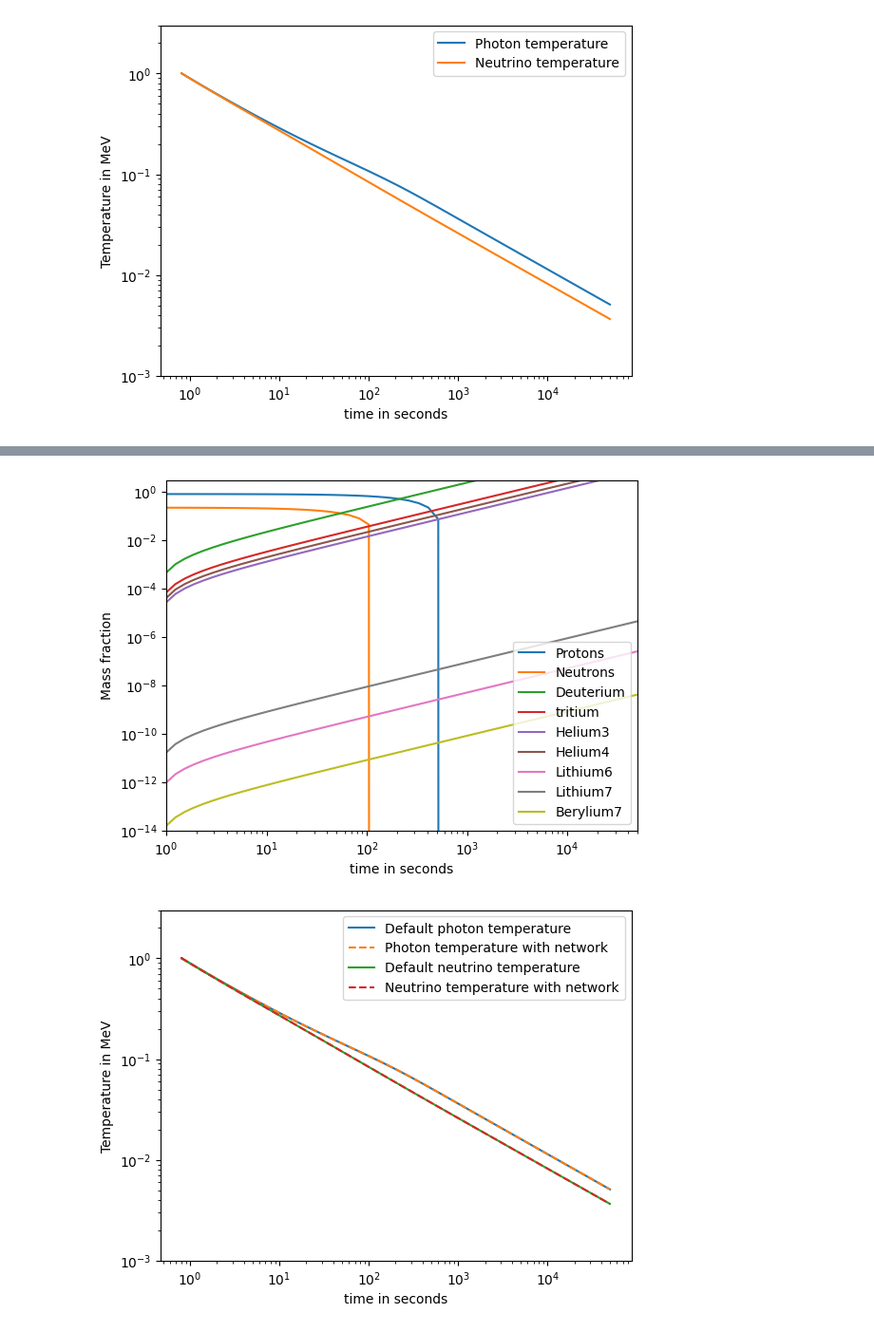
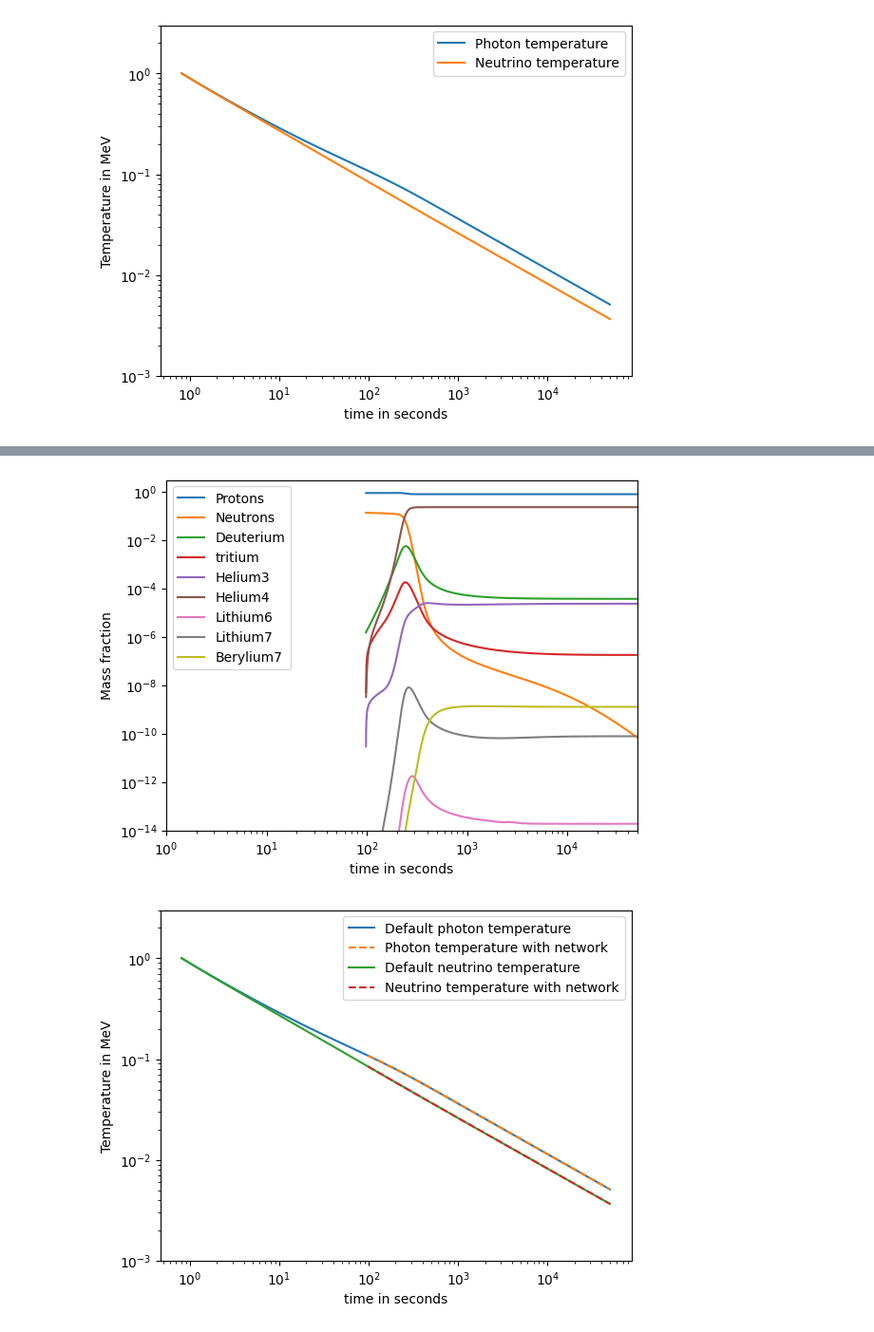
Before and after one commit to hansbdein/Speciale, a Jupyter notebook: bbn_pynucastro.ipynb, the cells around one changed output, grey strips where cells are left out. Shown at 95% size. Drawn from its saved outputs; the diff is of its cells as text; code cells hidden in the pictures.

```diff
--- a/bbn_pynucastro.ipynb
+++ b/bbn_pynucastro.ipynb
@@ -556,22 +585,34 @@ n_bparams=3
         #  0   1   2    3    4    5     6     7     8
 Y_labels=['n','p','d','t','He3','He4','Li6','Li7','Be7']
 
+step=80
+print(solY.t[step]/timeunit)
+#[solY.y[n_bparams:][i][120] for i in range(6)]
+print(solY.y.T[step])
+initial_param=solY.y.T[step]
+t_range=[solY.t[step],5e4*timeunit]
+
+#initial_param=[T_ini,h_ini,1]+list(Y_ini)
+#t_range=[t_ini,5e4*timeunit]
 
 
-def dbackground(t,y):   #solve h and T, y[0] = T, y[1] = h and y[2] = a
+def ndbackground(t,y):   #solve h and T, y[0] = T, y[1] = h and y[2] = a
     return [dTdt(t,*y),dhdt(t,*y),dadt(t,*y)]
 
+#list(dYdt(t,y[n_bparams:],y[0],y[2]))
 
-def dall(t,y):   #solve h and T, y[0] = T and y[1] = h
-    return [dTdt(t,*y[:n_bparams]),dhdt(t,*y[:n_bparams]),dadt(t,*y[:n_bparams])]+list( bbn_n.rhs(solY.t[step]/timeunit, solY.y[n_bparams:].T[step],eta_ini*n_gamma_ini/solY.y[2][step]**3*m_p*gcm3, solY.y[0][step]*TMeV2T9*1e9)/timeunit)
+def ndall(t,y):   #solve h and T, y[0] = T and y[1] = h
+    #print(ndbackground(t,y[:n_bparams])+list( bbn_n.rhs(t/timeunit, y[n_bparams:],eta_ini*n_gamma_ini/y[2]**3*m_p*gcm3, y[0]*TMeV2T9*1e9)/timeunit))
+
+    return ndbackground(t,y[:n_bparams])+list( bbn_n.rhs(t/timeunit, y[n_bparams:],eta_ini*n_gamma_ini/y[2]**3*m_p*gcm3, y[0]*TMeV2T9*1e9)/timeunit)
 
 #solY = integrate.solve_ivp(dall, [t_range[0]*0.9999, t_range[0]], [T_ini,h_ini,1]+list(Y_ini),method='RK45')#,t_eval=t_space)
 #print(solY)
 #solY = integrate.solve_ivp(dall, t_range, solYini.y[:,-1],method='Radau')#,t_eval=t_space)
-solY = integrate.solve_ivp(dall, t_range, [T_ini,h_ini,1]+list(Y_ini),method='Radau',atol=1e-15,rtol=1e-4)#,t_eval=t_space)
+nsolY = integrate.solve_ivp(ndall, t_range, initial_param,method='Radau',atol=1e-15,rtol=1e-4)#,t_eval=t_space)
 #solY = integrate.Radau(dall, t_range[0], [T_ini,h_ini,1]+list(Y_ini),t_range[1])
 
-abun=[abun[-1] for abun in solY.y[n_bparams:]]
+abun=[abun[-1] for abun in nsolY.y[n_bparams:]]
 print([abun[0],abun[1],2*abun[2],3*abun[3],3*abun[4],4*abun[5]])
 print('sum: ',abun[0]+abun[1]+2*abun[2]+3*abun[3]+3*abun[4]+4*abun[5])
 # %% [output]
@@ -600,17 +642,17 @@ array([  0.78465454,   0.78465454,   0.78465454,   0.78465454,
 # %%
 # Plot the results
 plt.figure('abundance')
-plt.plot(solY.t/timeunit, solY.y[n_bparams+1], label='Protons')
-plt.plot(solY.t/timeunit, solY.y[n_bparams], label='Neutrons')
+plt.plot(nsolY.t/timeunit, nsolY.y[n_bparams+1], label='Protons')
+plt.plot(nsolY.t/timeunit, nsolY.y[n_bparams], label='Neutrons')
 #plt.plot(solY.t/timeunit, -solY.y[n_bparams+1], label='-Neutrons')
-plt.plot(solY.t/timeunit, 2*solY.y[n_bparams+2], label='Deuterium')
+plt.plot(nsolY.t/timeunit, 2*nsolY.y[n_bparams+2], label='Deuterium')
 #plt.plot(solY.t/timeunit, -2*solY.y[n_bparams+2], label='-Deuterium')
-plt.plot(solY.t/timeunit, 3*solY.y[n_bparams+3], label='tritium')
-plt.plot(solY.t/timeunit, 3*solY.y[n_bparams+4], label='Helium3')
-plt.plot(solY.t/timeunit, 4*solY.y[n_bparams+5], label='Helium4')
-plt.plot(solY.t/timeunit, 4*solY.y[n_bparams+6], label='Lithium6')
-plt.plot(solY.t/timeunit, 4*solY.y[n_bparams+7], label='Lithium7')
-plt.plot(solY.t/timeunit, 4*solY.y[n_bparams+8], label='Berylium7')
+plt.plot(nsolY.t/timeunit, 3*nsolY.y[n_bparams+3], label='tritium')
+plt.plot(nsolY.t/timeunit, 3*nsolY.y[n_bparams+4], label='Helium3')
+plt.plot(nsolY.t/timeunit, 4*nsolY.y[n_bparams+5], label='Helium4')
+plt.plot(nsolY.t/timeunit, 4*nsolY.y[n_bparams+6], label='Lithium6')
+plt.plot(nsolY.t/timeunit, 4*nsolY.y[n_bparams+7], label='Lithium7')
+plt.plot(nsolY.t/timeunit, 4*nsolY.y[n_bparams+8], label='Berylium7')
 #plt.plot(solY.t/timeunit, [1e-4 for t in solY.t], 'k+',label='eval test')
 #plt.plot(sol.t, sol.y[3]/sol.y[2], label='n/p')
 
@@ -630,34 +672,34 @@ plt.yscale('log')
 plt.legend()
 plt.show()
 
 plt.figure('temperature')
 
 # Plot the Temperature
 plt.plot(sol.t/timeunit, sol.y[0], label='Default photon temperature')
-plt.plot(solY.t/timeunit, solY.y[0],'--', label='Photon temperature with network')
+plt.plot(nsolY.t/timeunit, nsolY.y[0],'--', label='Photon temperature with network')
 
 # Test with completely radiation dominated universe
 #t_space=solY.t
 #T_approx=np.sqrt(1.226*10**21/t_space)
 #T_approx=1/np.sqrt(t_space/timeunit)/10.4*TMeV2T9
 plt.plot(sol.t/timeunit, T_ini/sol.y[2], label='Default neutrino temperature')
-plt.plot(solY.t/timeunit, T_ini/solY.y[2],'--', label='Neutrino temperature with network')
+plt.plot(nsolY.t/timeunit, T_ini/nsolY.y[2],'--', label='Neutrino temperature with network')
 
 #plot the scale factor
 #plt.plot(sol.t/timeunit, sol.y[2]/1e3, label='scale factor')
 
 #fix the axis
 plt.xlabel('time in seconds')
 plt.ylabel('Temperature in MeV')
 
 plt.xscale('log')
 plt.yscale('log')
 
 # plt.xlim((0.1, 2e5))
 plt.ylim((1e-3,3))
 
 plt.legend()
 plt.show()
 # %% [output]
-[figure, old version]
+[figure, new version]
-[figure, old version]
+[figure, new version]
```
Also changed, not shown: parts of 7 cells of this notebook, 2 other files.
